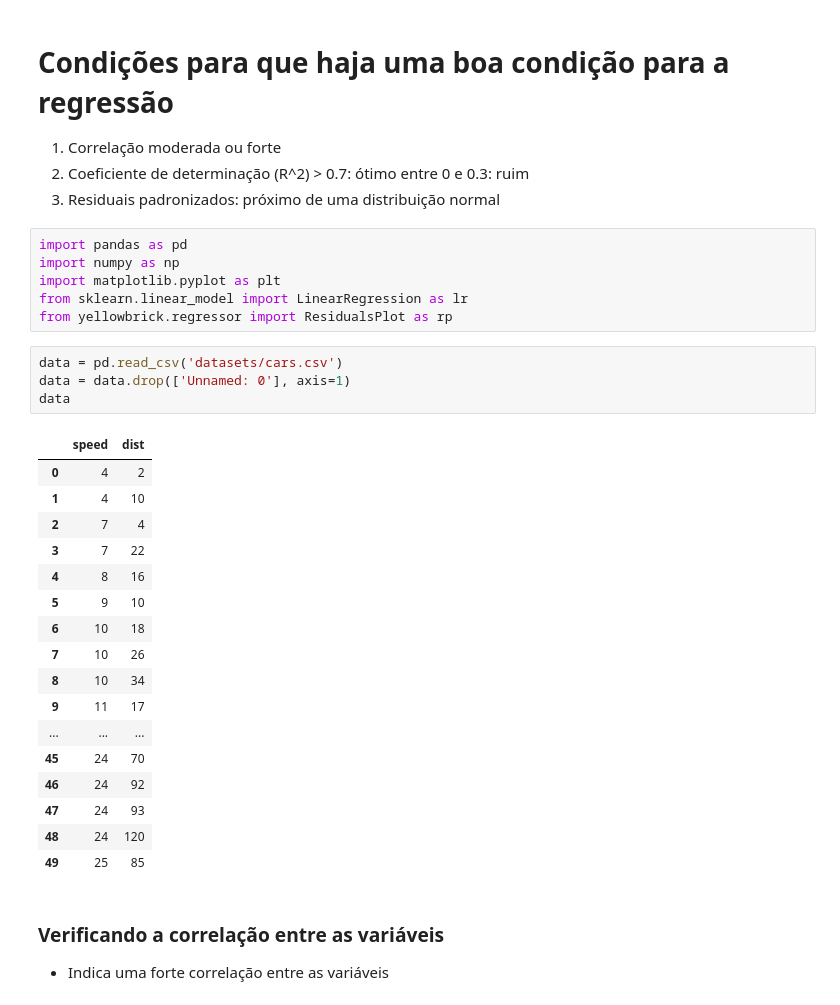
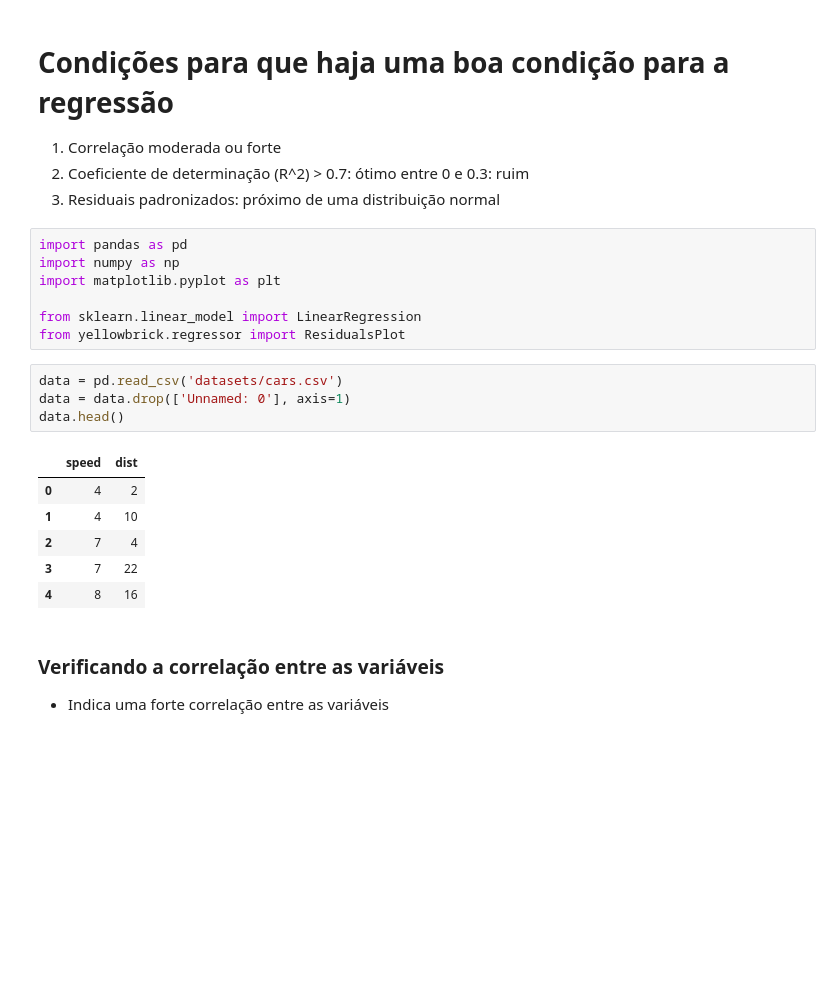
Before and after one commit to emariot/Estatistica_com_R_e_Python, a Jupyter notebook: Python/Regressão Linear Simples .ipynb, the cells around one changed output. Cells and saved outputs as stored; diff of their text form; blank space fills up the shorter version.

```diff
--- a/Python/Regressão Linear Simples .ipynb
+++ b/Python/Regressão Linear Simples .ipynb
@@ -14,30 +14,20 @@
 import pandas as pd
 import numpy as np
 import matplotlib.pyplot as plt
-from sklearn.linear_model import LinearRegression as lr
-from yellowbrick.regressor import ResidualsPlot as rp
+
+from sklearn.linear_model import LinearRegression
+from yellowbrick.regressor import ResidualsPlot
 # %%
 data = pd.read_csv('datasets/cars.csv')
 data = data.drop(['Unnamed: 0'], axis=1)
-data
+data.head()
 # %% [output]
 |  | speed | dist |
 | 0 | 4 | 2 |
 | 1 | 4 | 10 |
 | 2 | 7 | 4 |
 | 3 | 7 | 22 |
 | 4 | 8 | 16 |
-| 5 | 9 | 10 |
-| 6 | 10 | 18 |
-| 7 | 10 | 26 |
-| 8 | 10 | 34 |
-| 9 | 11 | 17 |
-| ... | ... | ... |
-| 45 | 24 | 70 |
-| 46 | 24 | 92 |
-| 47 | 24 | 93 |
-| 48 | 24 | 120 |
-| 49 | 25 | 85 |
 # %% [markdown]
 ### Verificando a correlação entre as variáveis
 * Indica uma forte correlação entre as variáveis
```
Also changed, not shown: parts of 7 cells of this notebook.
